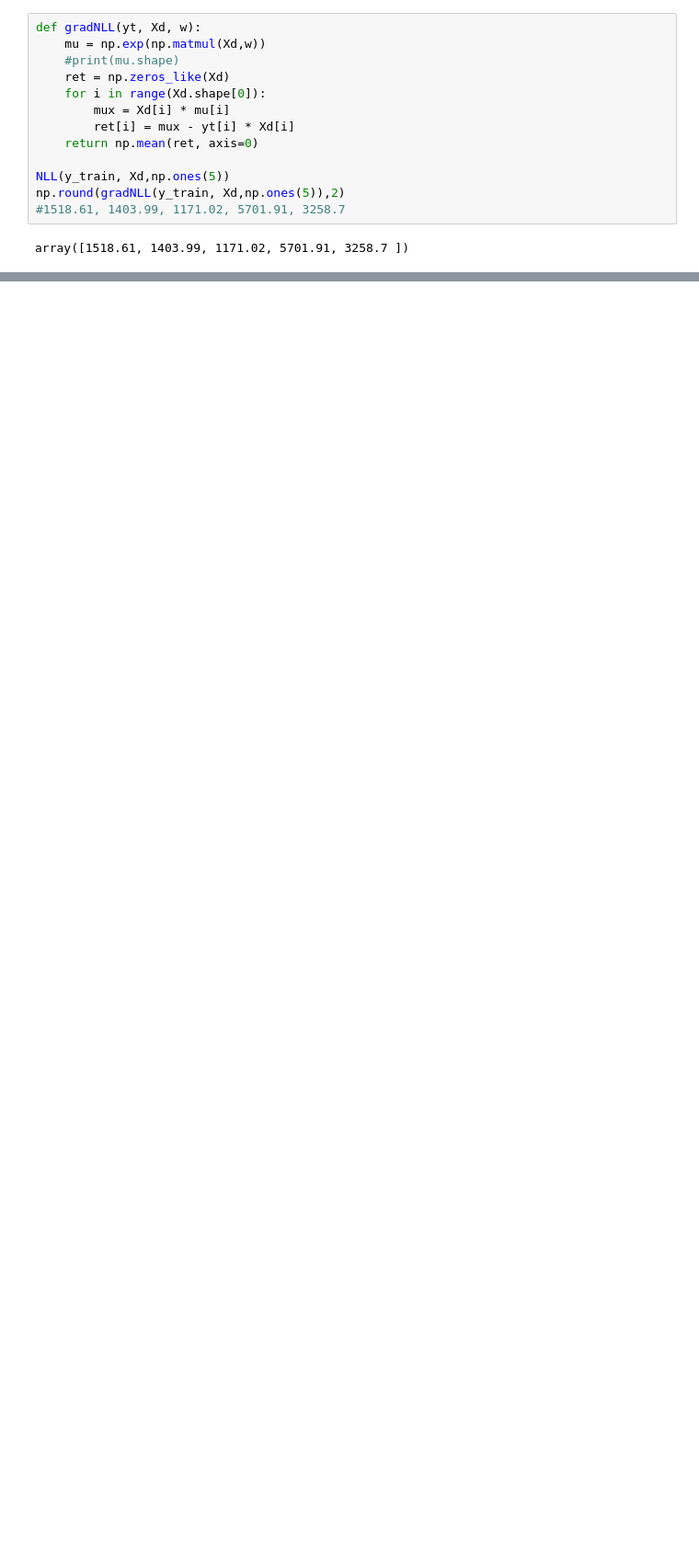
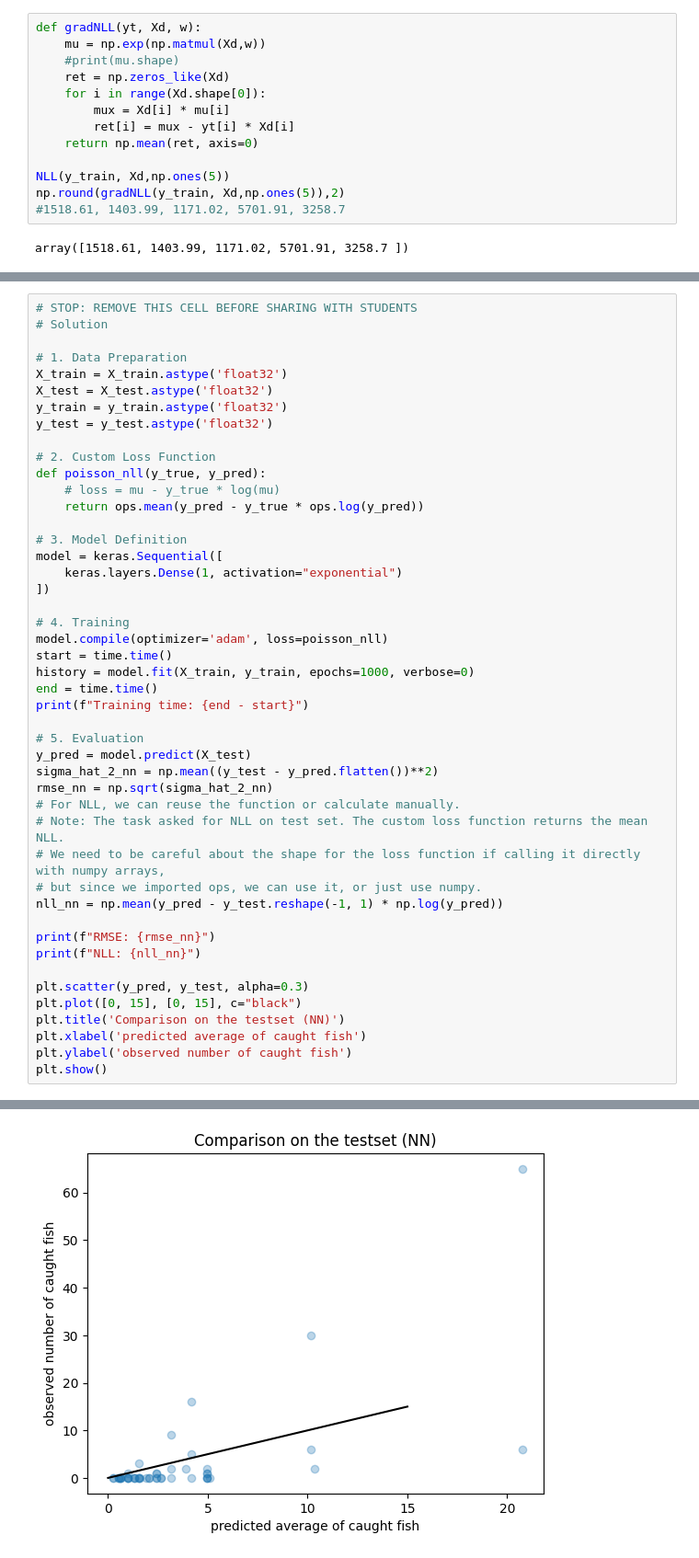
Before and after one commit to ioskn/mldl_htwg, a Jupyter notebook: uebungen/Fish_Poisson_Keras.ipynb, the cells around one changed output, grey strips where cells are left out. Shown at 92% size. Drawn from its saved outputs; the diff is of its cells as text; blank space fills up the shorter version.

```diff
--- a/uebungen/Fish_Poisson_Keras.ipynb
+++ b/uebungen/Fish_Poisson_Keras.ipynb
@@ -164,0 +181,47 @@ Redo the analysis from above using Keras. You may (but don't have to) use tfp.
+# %%
+# STOP: REMOVE THIS CELL BEFORE SHARING WITH STUDENTS
+# Solution
+
+# 1. Data Preparation
+X_train = X_train.astype('float32')
+X_test = X_test.astype('float32')
+y_train = y_train.astype('float32')
+y_test = y_test.astype('float32')
+
+# 2. Custom Loss Function
+def poisson_nll(y_true, y_pred):
+    # loss = mu - y_true * log(mu)
+    return ops.mean(y_pred - y_true * ops.log(y_pred))
+
+# 3. Model Definition
+model = keras.Sequential([
+    keras.layers.Dense(1, activation="exponential")
+])
+
+# 4. Training
+model.compile(optimizer='adam', loss=poisson_nll)
+start = time.time()
+history = model.fit(X_train, y_train, epochs=1000, verbose=0)
+end = time.time()
+print(f"Training time: {end - start}")
+
+# 5. Evaluation
+y_pred = model.predict(X_test)
+sigma_hat_2_nn = np.mean((y_test - y_pred.flatten())**2)
+rmse_nn = np.sqrt(sigma_hat_2_nn)
+# For NLL, we can reuse the function or calculate manually.
+# Note: The task asked for NLL on test set. The custom loss function returns the mean NLL.
+# We need to be careful about the shape for the loss function if calling it directly with numpy arrays,
+# but since we imported ops, we can use it, or just use numpy.
+nll_nn = np.mean(y_pred - y_test.reshape(-1, 1) * np.log(y_pred))
+
+print(f"RMSE: {rmse_nn}")
+print(f"NLL: {nll_nn}")
+
+plt.scatter(y_pred, y_test, alpha=0.3)
+plt.plot([0, 15], [0, 15], c="black")
+plt.title('Comparison on the testset (NN)')
+plt.xlabel('predicted average of caught fish')
+plt.ylabel('observed number of caught fish')
+plt.show()
+# %% [output]
@@ -164,0 +232 @@ Redo the analysis from above using Keras. You may (but don't have to) use tfp.
+[figure, added]
```
Also changed, not shown: parts of 22 cells of this notebook, 2 other files.
